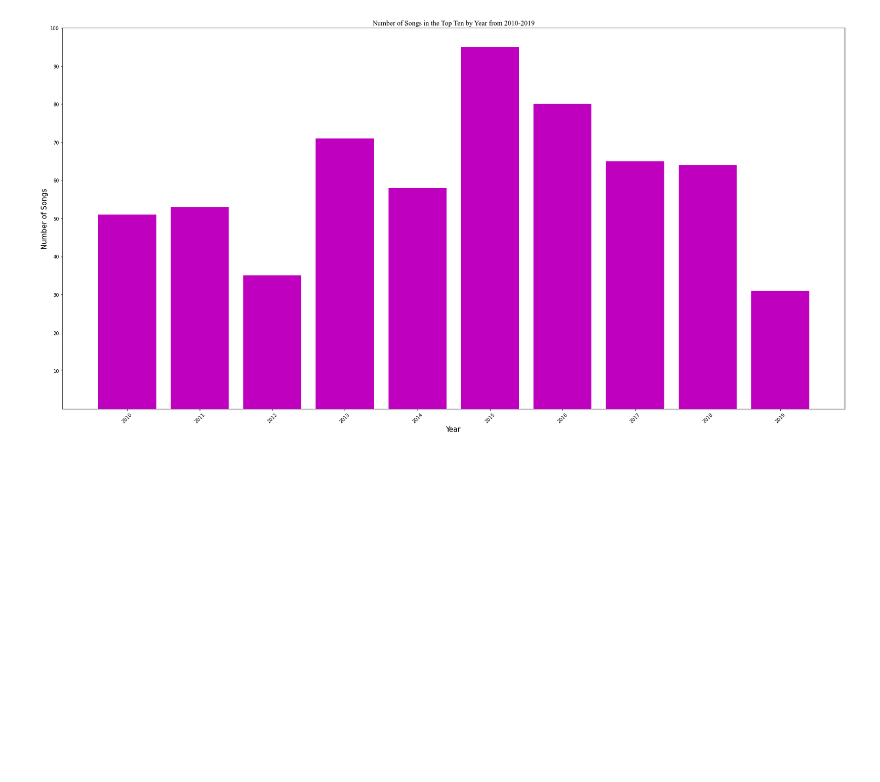
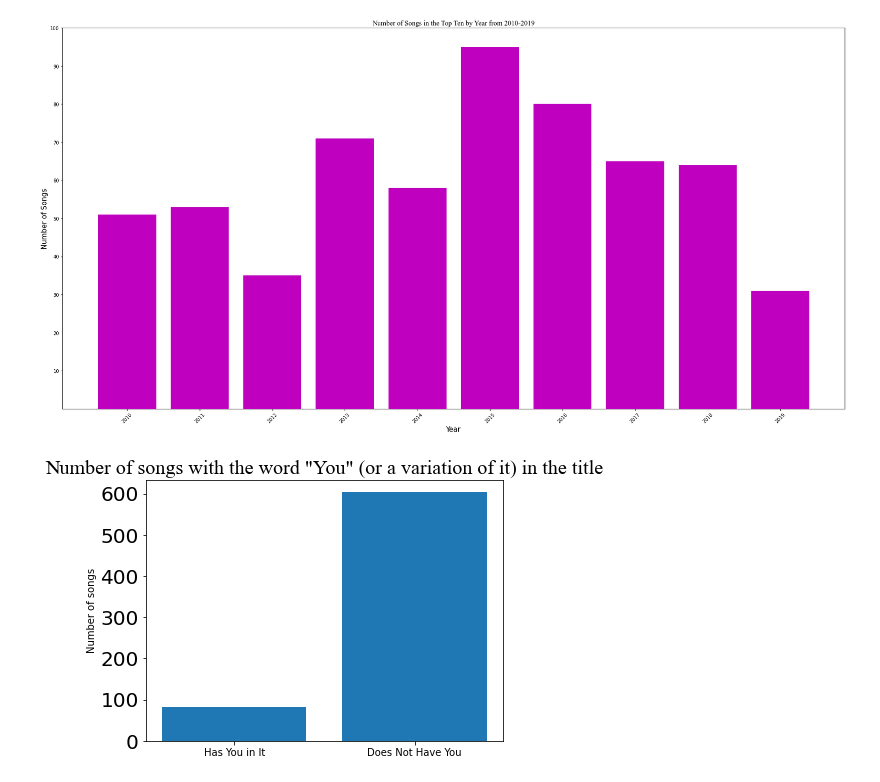
Before and after one commit to jvalliere/CMPS240-final-project, a Jupyter notebook: CMPS240_final_project.ipynb, the cells around one changed output. Saved outputs shown, nothing was run; the diff lists cells and outputs as text; code cells hidden in the pictures; blank space fills up the shorter version.

```diff
--- a/CMPS240_final_project.ipynb
+++ b/CMPS240_final_project.ipynb
@@ -72,3 +70,22 @@ plt.show()
+# %%
+songs_with_you = []
+for title in top10s.title:
+    title = title.lower()
+    if (title.find("you") != -1 or title.find(" u ") != -1):
+        songs_with_you.append(title)
+
+you_df = pd.DataFrame( {'Has_you':['Has You in It','Does Not Have You'],
+                        'n': [len(songs_with_you), len(top10s.title)]})
+you_df
+
+plt.bar(you_df.Has_you, you_df.n)
+plt.xticks(you_df.Has_you)
+plt.yticks(fontsize = 20)
+plt.title('Number of songs with the word "You" (or a variation of it) in the title', fontsize=20, fontname='Times New Roman')
+plt.ylabel("Number of songs")
+plt.show()
+# %% [output]
+[figure, added]
 # %%
 #Selecting top 10 artists with a song from the top 10s and visualizing how many each had
 top10s_count = top10s['artist'].value_counts()[0:10]
```
Also changed, not shown: parts of 4 cells of this notebook.
